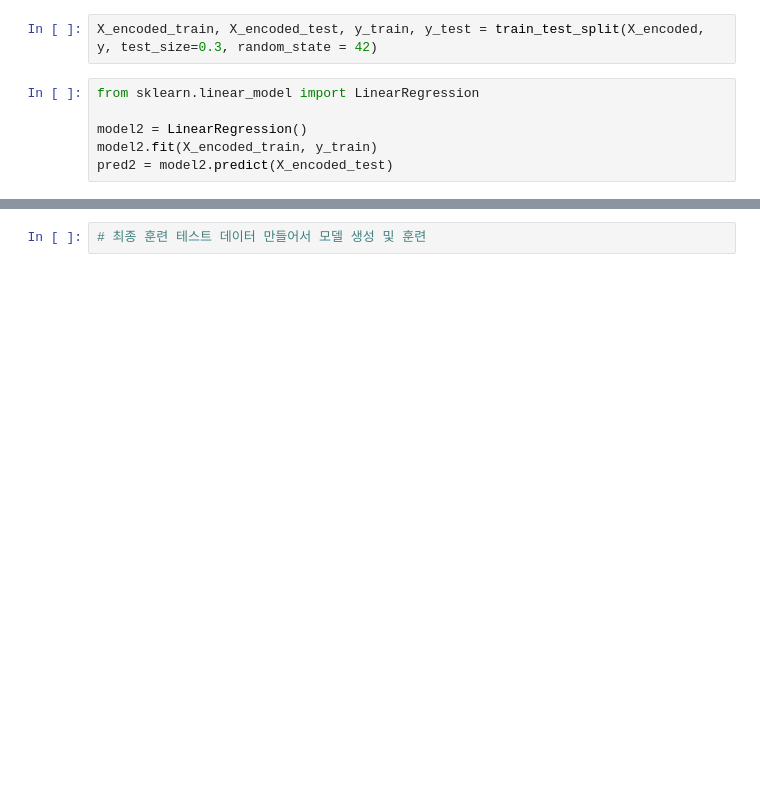
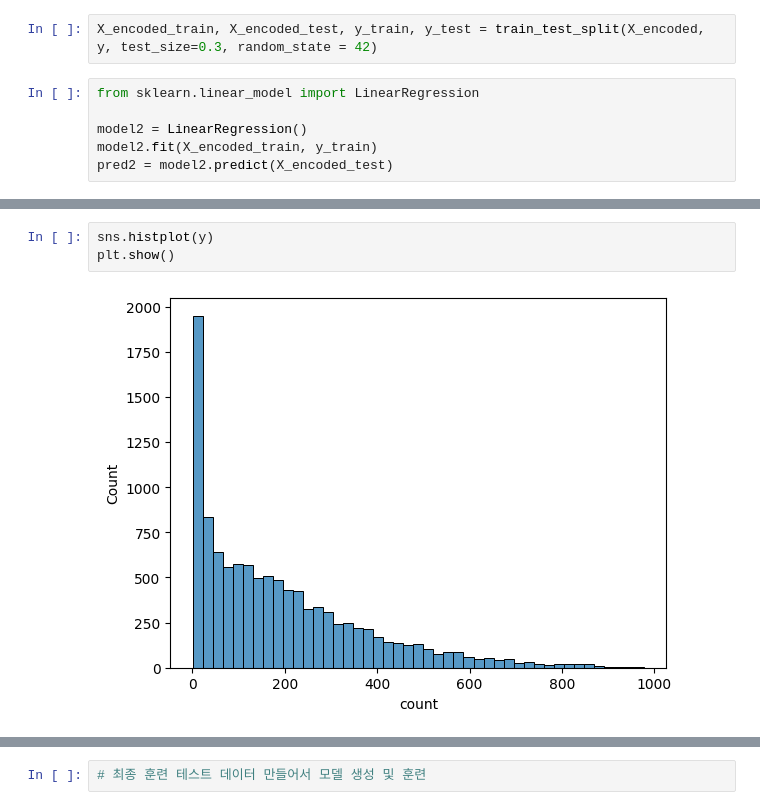
Before and after one commit to jiminxchris/pythonmlproject20260424, a Jupyter notebook: 02_회귀_자전거대여수요예측.ipynb, the cells around one changed output, grey strips where cells are left out. Saved outputs shown, nothing was run; the diff lists cells and outputs as text; blank space fills up the shorter version.

```diff
--- a/02_회귀_자전거대여수요예측.ipynb
+++ b/02_회귀_자전거대여수요예측.ipynb
@@ -184,0 +254,5 @@ testdf
+# %%
+sns.histplot(y)
+plt.show()
+# %% [output]
+[figure, added]
```
Also changed, not shown: parts of 28 cells of this notebook.
